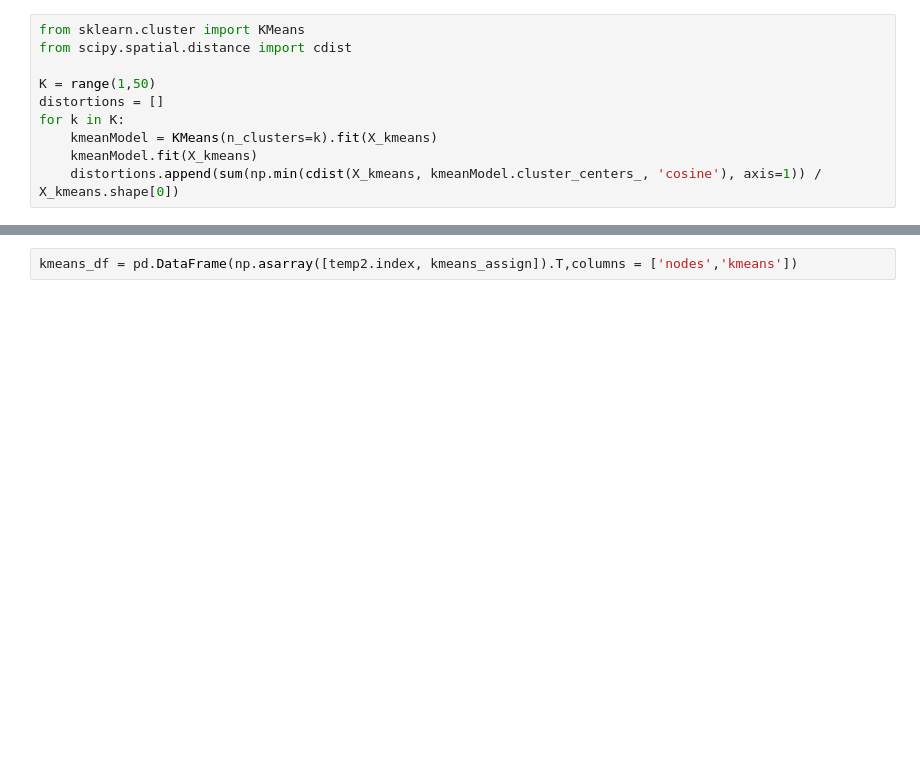
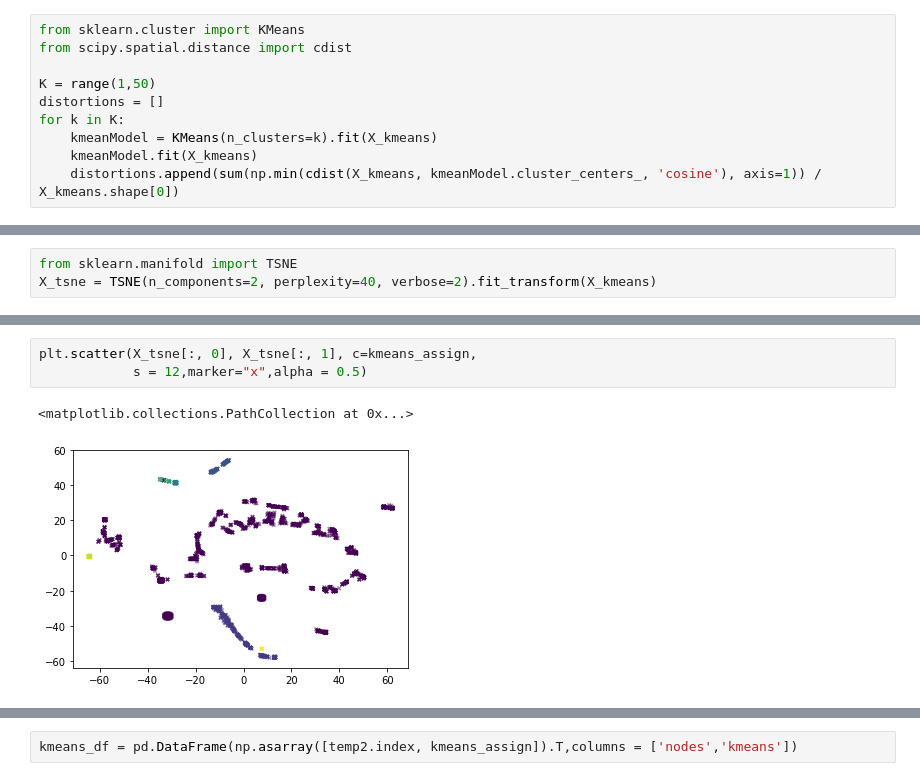
Before and after one commit to MiyainNYC/Graph-Thinking, a Jupyter notebook: Bipartite Projection Recommendation System.ipynb, the cells around one changed output, grey strips where cells are left out. Saved outputs shown, nothing was run; the diff lists cells and outputs as text; blank space fills up the shorter version.

```diff
--- a/Bipartite Projection Recommendation System.ipynb
+++ b/Bipartite Projection Recommendation System.ipynb
@@ -618,0 +752,3 @@ kmeans_assign = kmeans.labels_
+# %%
+from sklearn.manifold import TSNE
+X_tsne = TSNE(n_components=2, perplexity=40, verbose=2).fit_transform(X_kmeans)
@@ -618,0 +773,6 @@ kmeans_assign = kmeans.labels_
+# %%
+plt.scatter(X_tsne[:, 0], X_tsne[:, 1], c=kmeans_assign,
+            s = 12,marker="x",alpha = 0.5)
+# %% [output]
+<matplotlib.collections.PathCollection at 0x...>
+[figure, added]
```
Also changed, not shown: parts of 82 cells of this notebook.
